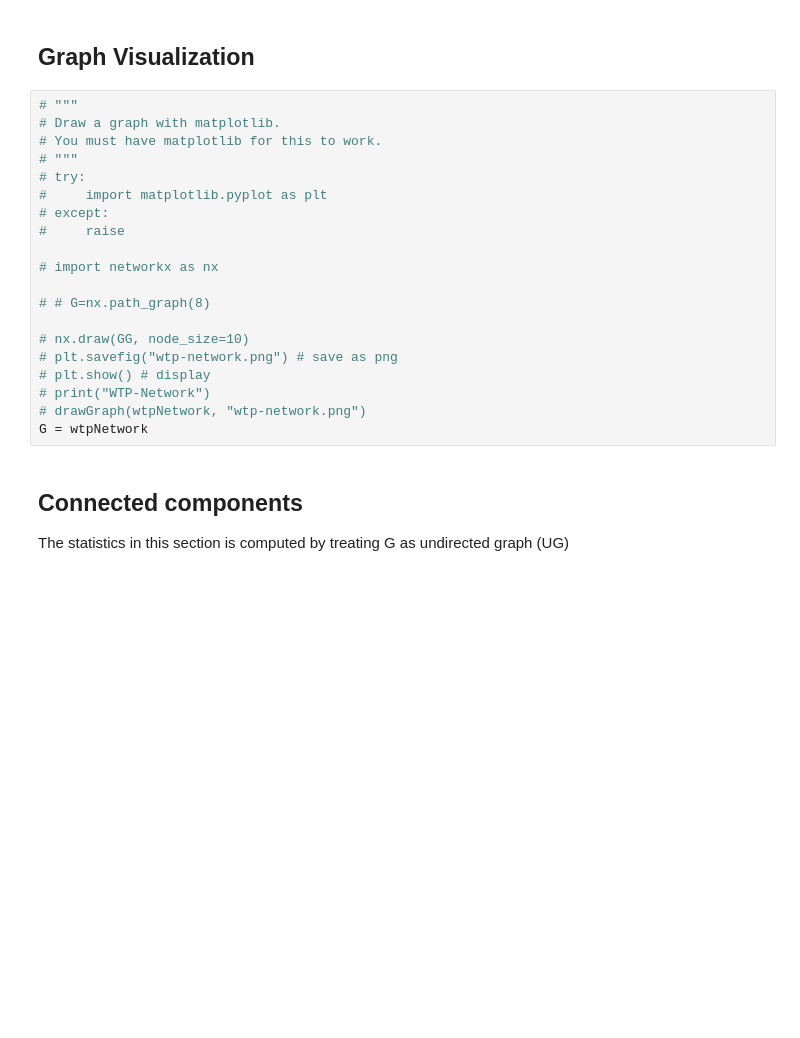
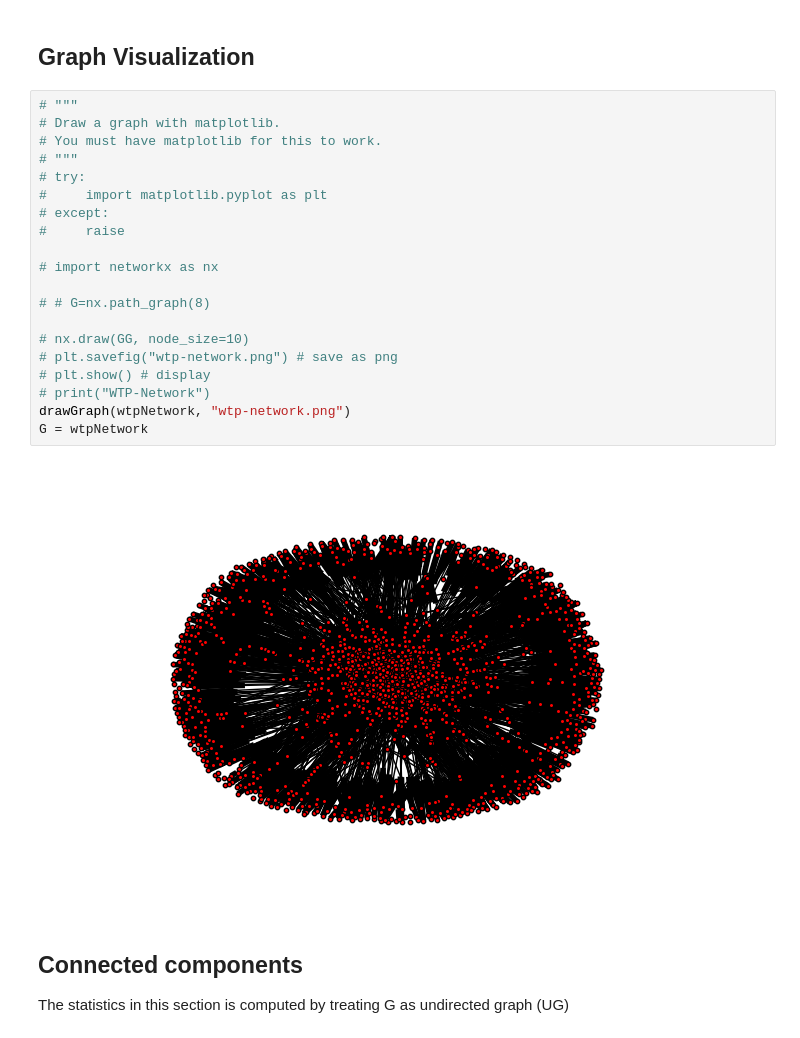
Before and after one commit to totucuong/wikidata, a Jupyter notebook: python/wikidatanetworkanalysis.ipynb, the cells around one changed output. Drawn from its saved outputs; the diff is of its cells as text; blank space fills up the shorter version.

```diff
--- a/python/wikidatanetworkanalysis.ipynb
+++ b/python/wikidatanetworkanalysis.ipynb
@@ -288,23 +358,25 @@ top 10 out-degree
 # %%
 # """
 # Draw a graph with matplotlib.
 # You must have matplotlib for this to work.
 # """
 # try:
 #     import matplotlib.pyplot as plt
 # except:
 #     raise
 
 # import networkx as nx
 
 # # G=nx.path_graph(8)
 
 # nx.draw(GG, node_size=10)
 # plt.savefig("wtp-network.png") # save as png
 # plt.show() # display
 # print("WTP-Network")
-# drawGraph(wtpNetwork, "wtp-network.png")
+drawGraph(wtpNetwork, "wtp-network.png")
 G = wtpNetwork
+# %% [output]
+[figure, added]
 # %% [markdown]
 ## Connected components
 The statistics in this section is computed by treating G as undirected graph (UG)
```
Also changed, not shown: parts of 19 cells of this notebook, 8 other files.
